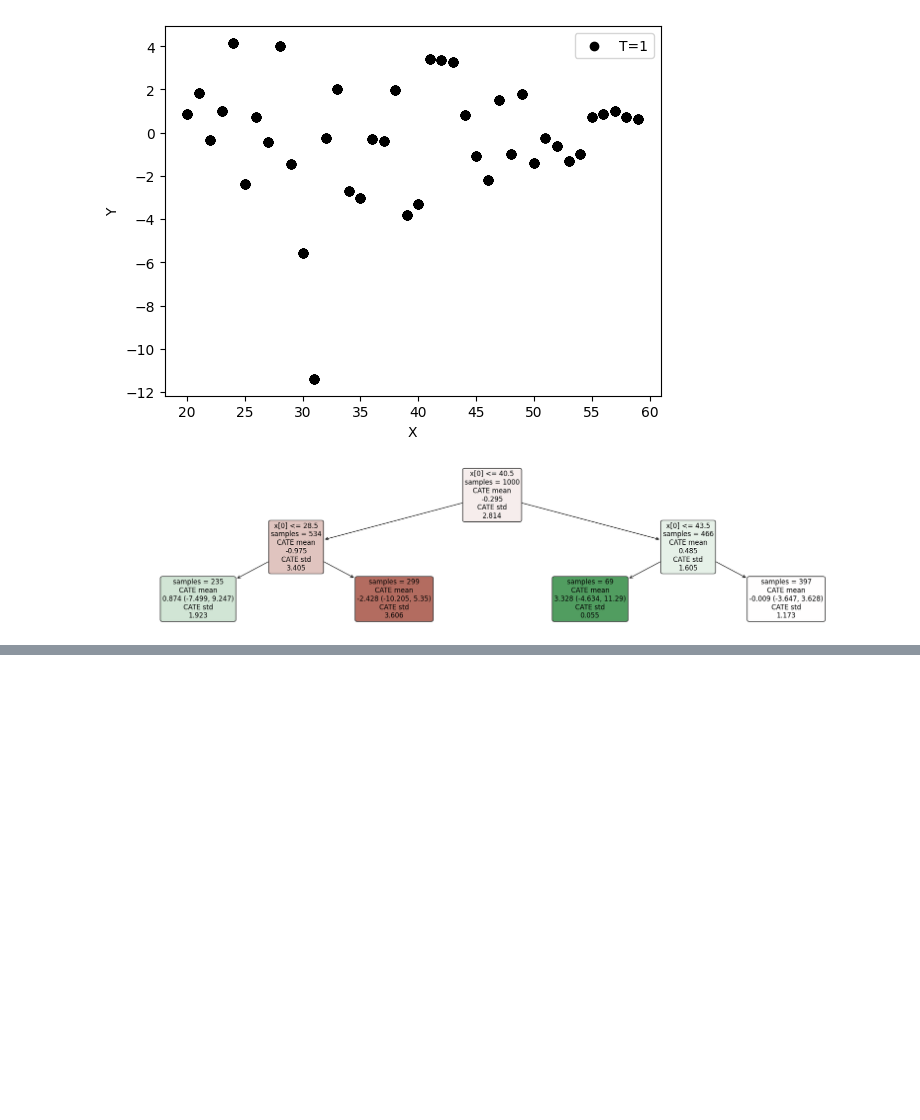
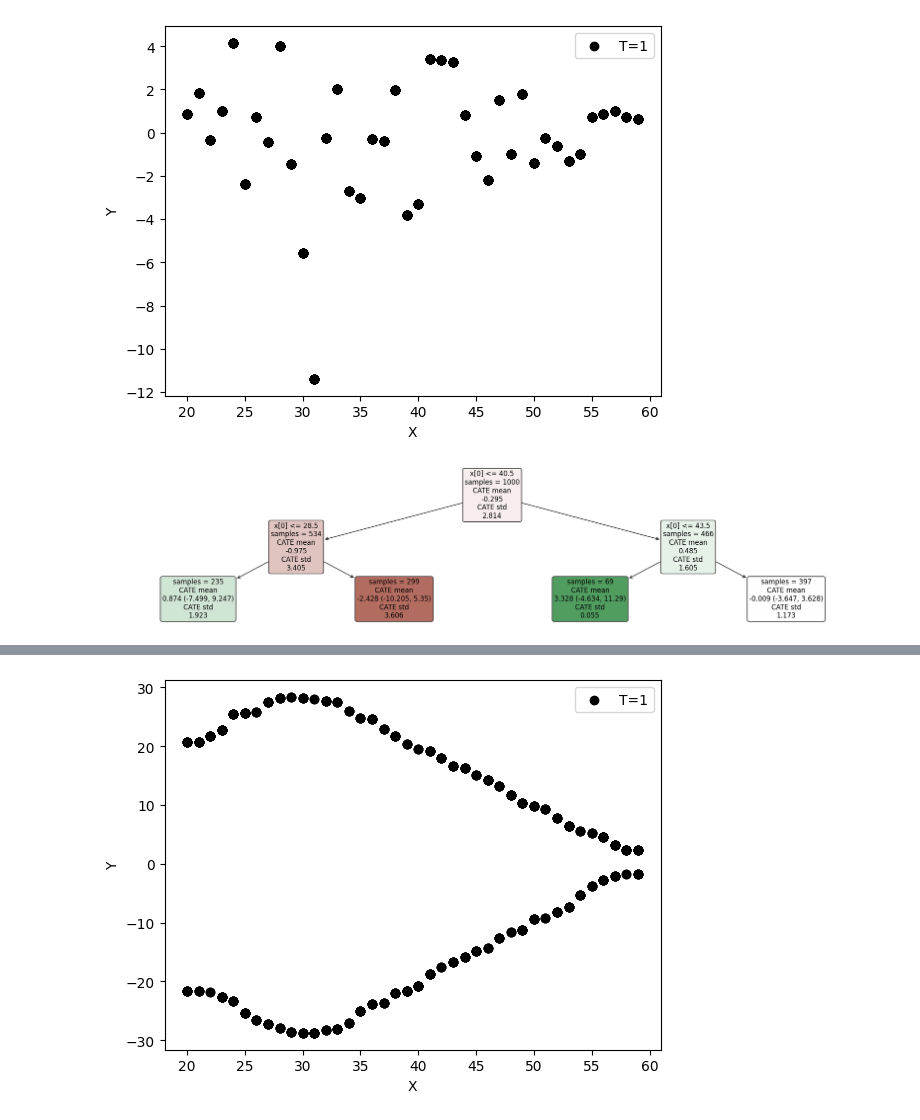
Before and after one commit to yusuke-kayahara/kyhr-study, a Jupyter notebook: code/draft/2409_dml/dml.ipynb, the cells around one changed output, grey strips where cells are left out. Drawn from its saved outputs; the diff is of its cells as text; code cells hidden in the pictures; blank space fills up the shorter version.

```diff
--- a/code/draft/2409_dml/dml.ipynb
+++ b/code/draft/2409_dml/dml.ipynb
@@ -323,0 +385,17 @@ intrp.plot(fontsize=12)
+# %%
+model = CausalForestDML(
+  model_y=RandomForestRegressor(),
+  model_t=RandomForestClassifier(),
+  discrete_treatment=True
+)
+model.fit(Y, T, X = X_W)
+Y_pred = model.effect(X_W)
+# %%
+# プロット
+plt.scatter(X[T == 1], Y_pred[T == 1], color='black', label='T=1')
+plt.xlabel('X')
+plt.ylabel('Y')
+plt.legend()
+plt.show()
+# %% [output]
+[figure, added]
```
Also changed, not shown: parts of 6 cells of this notebook.
